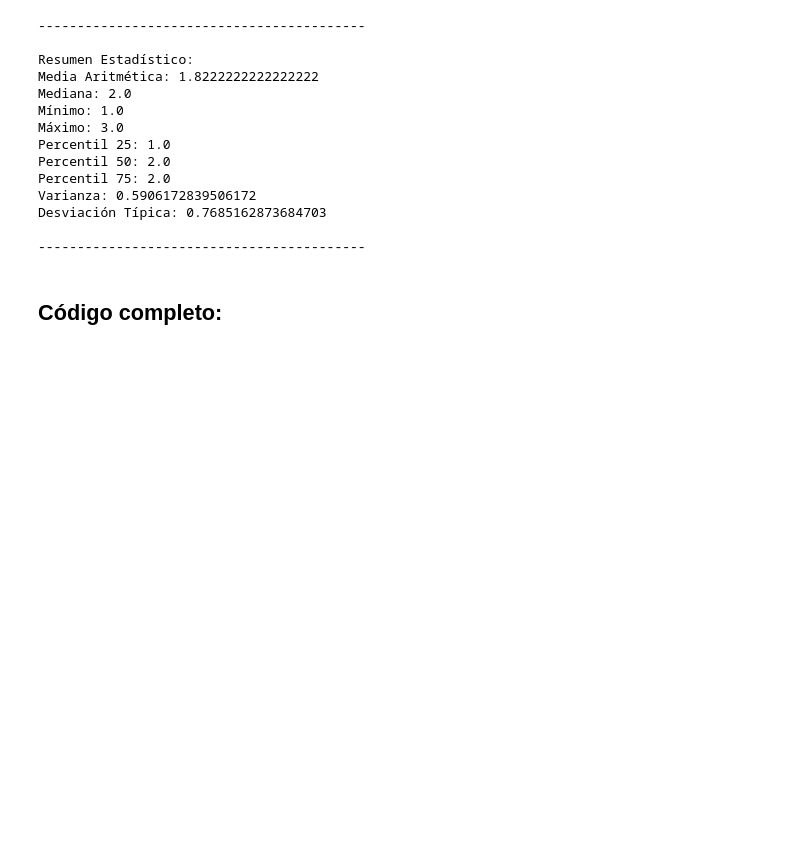
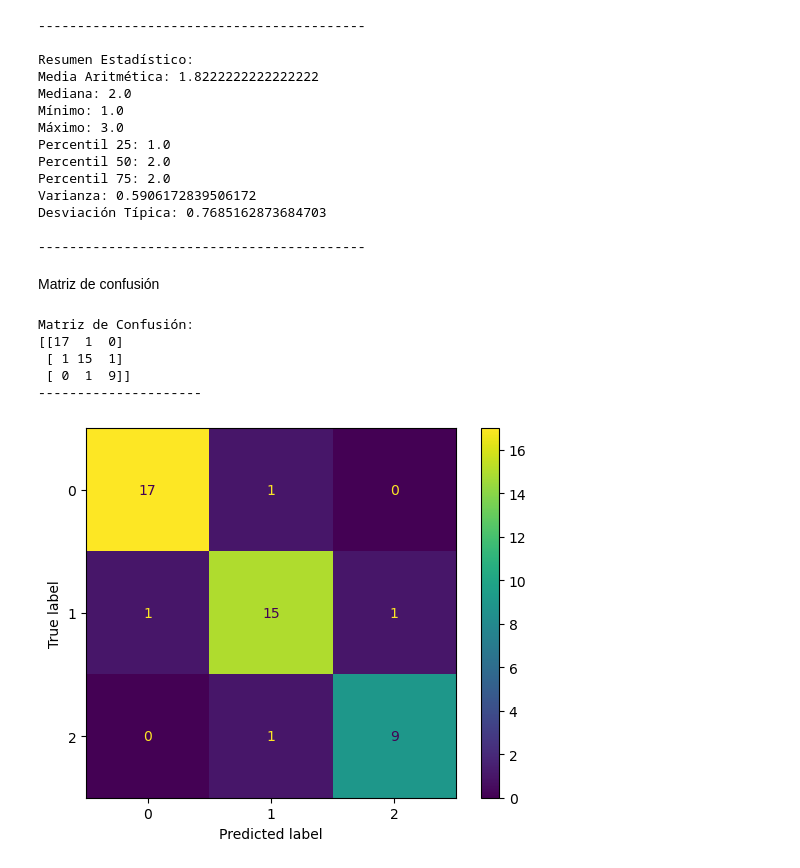
Before and after one commit to ikasle12345/RETO1, a Jupyter notebook: ModeloVino.ipynb, the cells around one changed output. Drawn from its saved outputs; the diff is of its cells as text; code cells hidden in the pictures; blank space fills up the shorter version.

```diff
--- a/ModeloVino.ipynb
+++ b/ModeloVino.ipynb
@@ -194,5 +195,23 @@ Varianza: 0.5906172839506172
 Desviación Típica: 0.7685162873684703
 
 ------------------------------------------
-# %% [markdown]
-## Código completo:
+# %% [markdown]
+Matriz de confusión
+# %%
+conf_matrix = confusion_matrix(val_y, predictions)
+
+print("Matriz de Confusión:")
+print(conf_matrix)
+print("---------------------")
+
+visualizar = ConfusionMatrixDisplay(confusion_matrix=conf_matrix)
+visualizar.plot()
+
+plt.show()
+# %% [output]
+Matriz de Confusión:
+[[17  1  0]
+ [ 1 15  1]
+ [ 0  1  9]]
+---------------------
+[figure, added]
```
Also changed, not shown: parts of 9 cells of this notebook.
